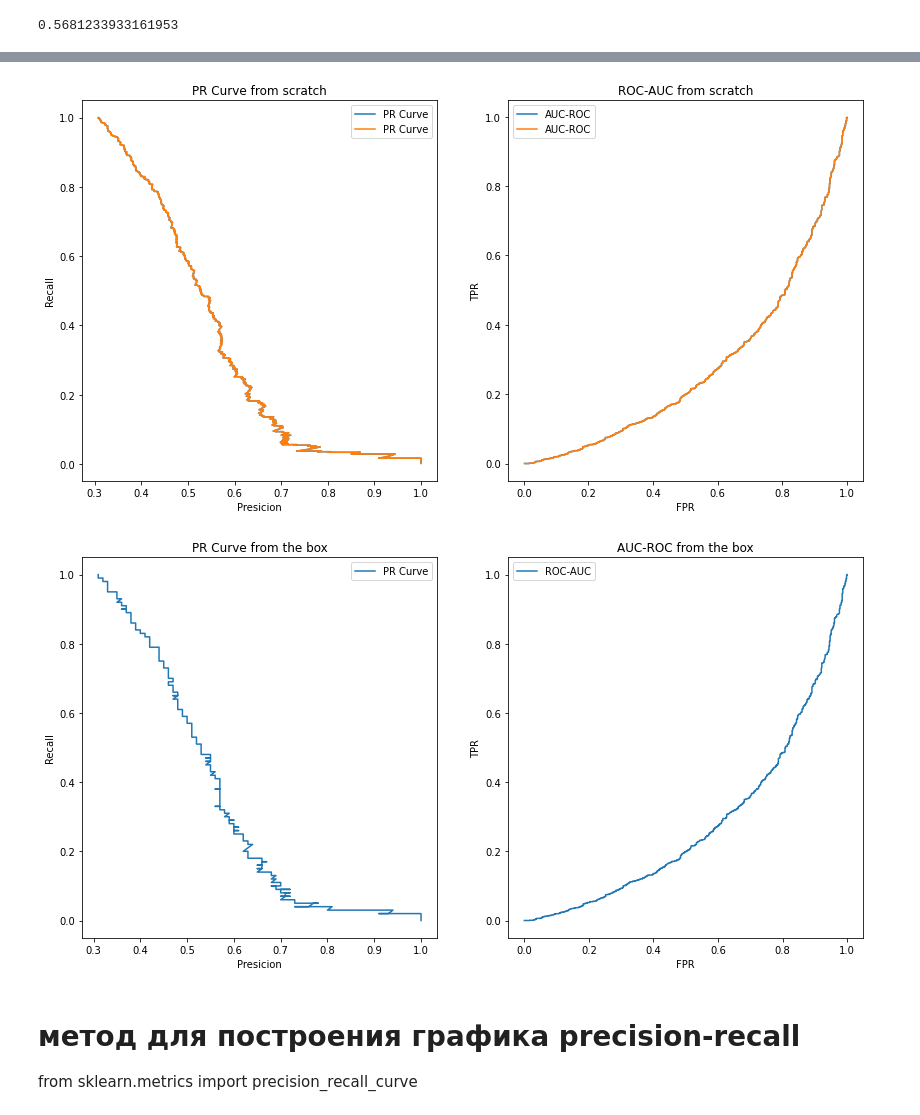
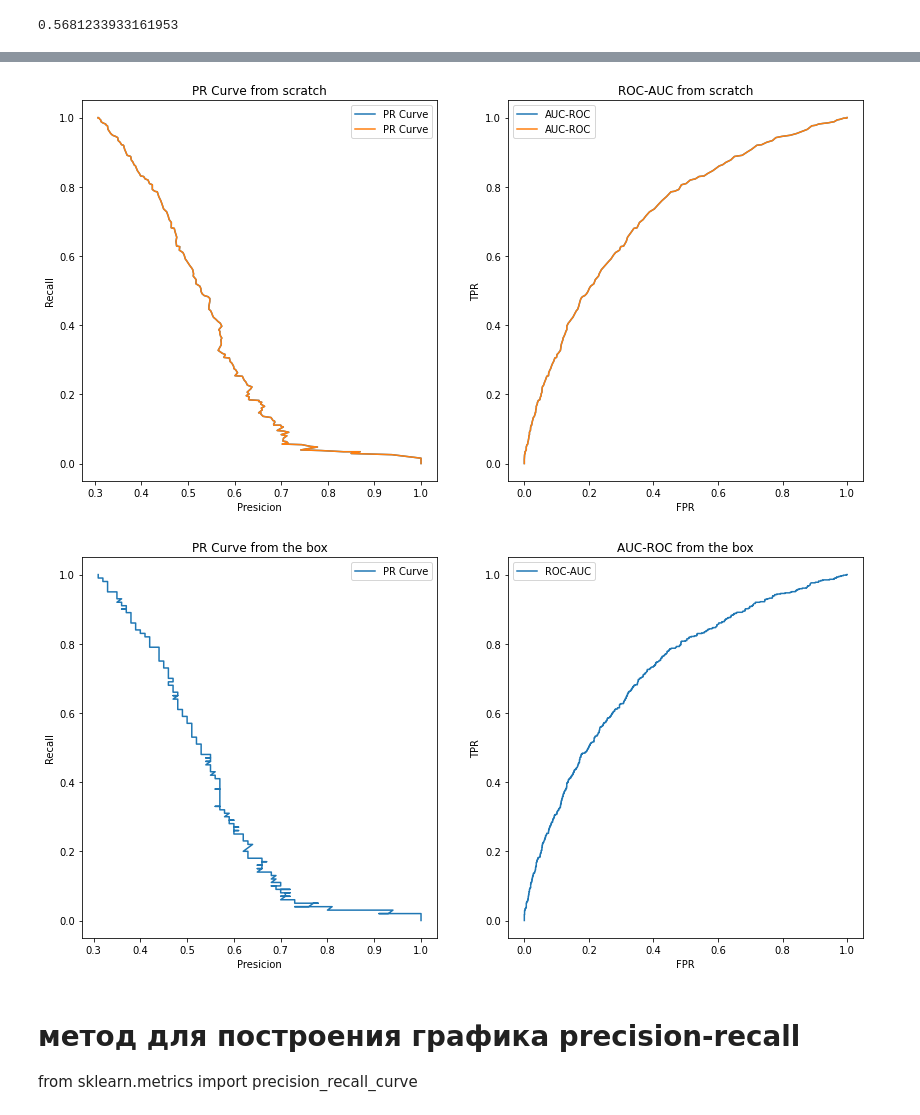
Before and after one commit to Hasselfrau/FEML, a Jupyter notebook: ноутбук_и_дополнительнае_материалы-_Оценка_точности_модели__переобучение__регуляризация/HW_3.ipynb, the cells around one changed output, grey strips where cells are left out. Cells and saved outputs as stored; diff of their text form; code cells hidden in the pictures.

Commit message:
Fixed ROC plots

```diff
--- a/ноутбук_и_дополнительнае_материалы-_Оценка_точности_модели__переобучение__регуляризация/HW_3.ipynb
+++ b/ноутбук_и_дополнительнае_материалы-_Оценка_точности_модели__переобучение__регуляризация/HW_3.ipynb
@@ -192,12 +193,11 @@ Area under curve=0.27967321700589964
 from sklearn.metrics import precision_recall_curve
 from sklearn.metrics import roc_curve
 
-precision, recall, thresholds = precision_recall_curve(Y_test,\
-                                                        model.predict_proba(X_test)[:, 1])
+precision, recall, thresholds = precision_recall_curve(Y_test, y_pred[:, 1])
 
 
 precision, recall = np.round(precision, 2), np.round(recall, 2)
-fpr, tpr, _ = roc_curve(Y_test,model.predict_proba(X_test)[:, 1])
+fpr, tpr, _ = roc_curve(Y_test, y_pred[:, 1])
 
 
 fig = plt.figure(figsize = (14,7))
@@ -206,37 +206,37 @@ ax1.plot(precision_array, tpr_array, label='PR Curve')
 plt.xlabel('Presicion')
 plt.ylabel('Recall')
 plt.legend(loc='best')
 plt.title('PR Curve from scratch')
 
 
 ax2 = plt.subplot(122)
-ax2.plot(tpr_array,fpr_array, label='AUC-ROC')
+ax2.plot(fpr_array, tpr_array, label='AUC-ROC')
 plt.xlabel('FPR')
 plt.ylabel('TPR')
 plt.legend(loc='best')
 plt.title('ROC-AUC from scratch')
 plt.show()
 
 
 fig = plt.figure(figsize = (14,7))
 ax1 = plt.subplot(121)
 ax1.plot(precision, recall, label='PR Curve')
 plt.xlabel('Presicion')
 plt.ylabel('Recall')
 plt.legend(loc='best')
 plt.title('PR Curve from the box')
 
 
 ax2 = plt.subplot(122)
-ax2.plot(tpr, fpr,label='ROC-AUC')
+ax2.plot(fpr, tpr, label='ROC-AUC')
 plt.xlabel('FPR')
 plt.ylabel('TPR')
 plt.legend(loc='best')
 plt.title('AUC-ROC from the box')
 plt.show()
 # %% [output]
-[figure, old version]
+[figure, new version]
-[figure, old version]
+[figure, new version]
 # %% [markdown]
 # метод для построения графика precision-recall
 from sklearn.metrics import precision_recall_curve
```
Also changed, not shown: parts of 2 cells of this notebook.
